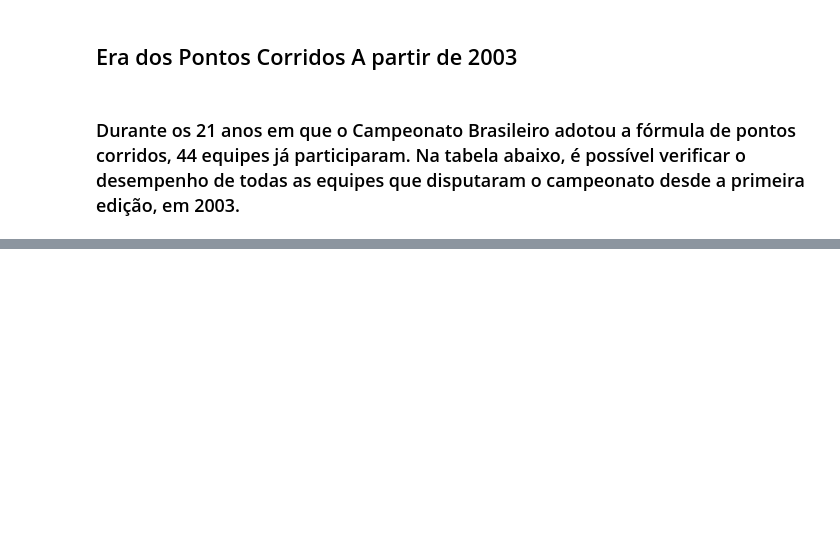
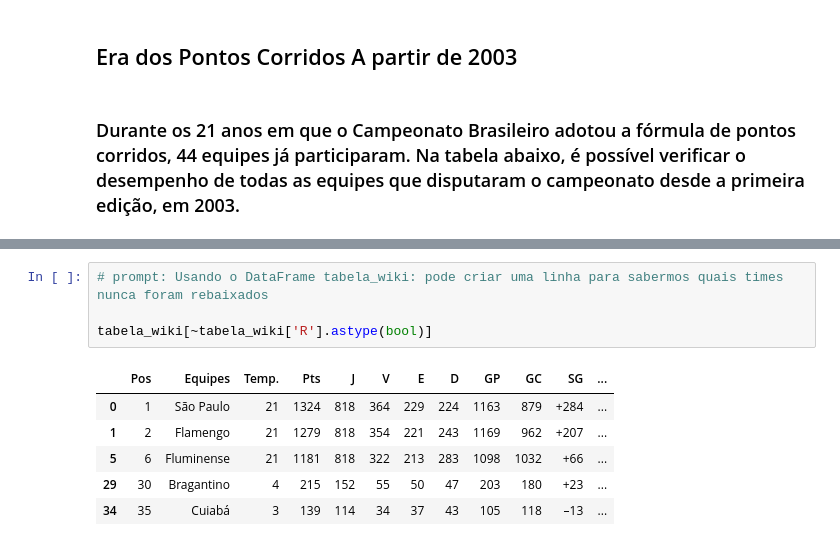
Before and after one commit to hugodevelopment/Web-Scraping, a Jupyter notebook: Análise_Histórica_Brasileirão.ipynb, the cells around one changed output, grey strips where cells are left out. Saved outputs shown, nothing was run; the diff lists cells and outputs as text; blank space fills up the shorter version.

```diff
--- a/Análise_Histórica_Brasileirão.ipynb
+++ b/Análise_Histórica_Brasileirão.ipynb
@@ -339,0 +380,11 @@ Passing `palette` without assigning `hue` is deprecated and will be removed in v
+# %%
+# prompt: Usando o DataFrame tabela_wiki: pode criar uma linha para sabermos quais times nunca foram rebaixados
+
+tabela_wiki[~tabela_wiki['R'].astype(bool)]
+# %% [output]
+|  | Pos | Equipes | Temp. | Pts | J | V | E | D | GP | GC | SG | ... |
+| 0 | 1 | São Paulo | 21 | 1324 | 818 | 364 | 229 | 224 | 1163 | 879 | +284 | ... |
+| 1 | 2 | Flamengo | 21 | 1279 | 818 | 354 | 221 | 243 | 1169 | 962 | +207 | ... |
+| 5 | 6 | Fluminense | 21 | 1181 | 818 | 322 | 213 | 283 | 1098 | 1032 | +66 | ... |
+| 29 | 30 | Bragantino | 4 | 215 | 152 | 55 | 50 | 47 | 203 | 180 | +23 | ... |
+| 34 | 35 | Cuiabá | 3 | 139 | 114 | 34 | 37 | 43 | 105 | 118 | –13 | ... |
```
Also changed, not shown: parts of 7 cells of this notebook.
